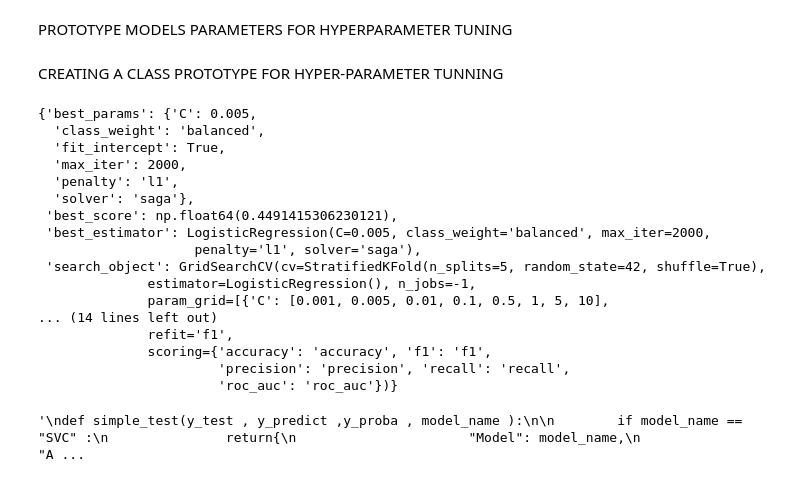
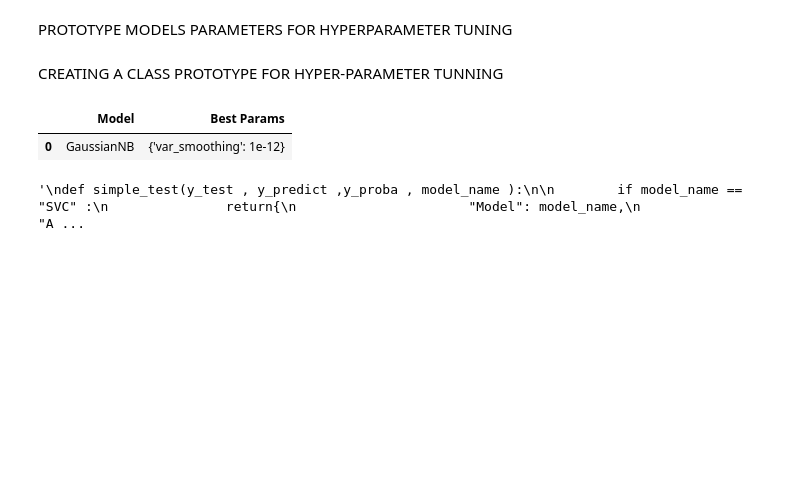
Before and after one commit to mehdiigouch/WATER-POTABILITY-USING-ML-PROJECT_V2, a Jupyter notebook: ML_MODEL/MODELS.ipynb, the cells around one changed output. Drawn from its saved outputs; the diff is of its cells as text; code cells hidden in the pictures; blank space fills up the shorter version.

```diff
--- a/ML_MODEL/MODELS.ipynb
+++ b/ML_MODEL/MODELS.ipynb
@@ -721,39 +741,24 @@ class HyperparameterTuner:
 # %%
 from UTILS.Models_Params import  Models_Parameters
-
 
 
 processor = DataProcessor(df)
 
 X_train, X_test, y_train, y_test = processor.process()
 
 params = Models_Parameters().tuning_params()
 
-logistic_tuner = HyperparameterTuner(
-    model=LogisticRegression(),
-    search_space=params["logistic_regression"],
-    search_type="grid"
+model_tuner = HyperparameterTuner(
+    model=GaussianNB(),
+    search_space=params["gaussian_nb"],
+    search_type="random"
 )
 
-logistic_tuner.tune(X_train, y_train)
+k=model_tuner.tune(X_train, y_train)
+k.head()
 # %% [output]
-{'best_params': {'C': 0.005,
-  'class_weight': 'balanced',
-  'fit_intercept': True,
-  'max_iter': 2000,
-  'penalty': 'l1',
-  'solver': 'saga'},
- 'best_score': np.float64(0.4491415306230121),
- 'best_estimator': LogisticRegression(C=0.005, class_weight='balanced', max_iter=2000,
-                    penalty='l1', solver='saga'),
- 'search_object': GridSearchCV(cv=StratifiedKFold(n_splits=5, random_state=42, shuffle=True),
-              estimator=LogisticRegression(), n_jobs=-1,
-              param_grid=[{'C': [0.001, 0.005, 0.01, 0.1, 0.5, 1, 5, 10],
-... (14 lines left out)
-              refit='f1',
-              scoring={'accuracy': 'accuracy', 'f1': 'f1',
-                       'precision': 'precision', 'recall': 'recall',
-                       'roc_auc': 'roc_auc'})}
+|  | Model | Best Params |
+| 0 | GaussianNB | {'var_smoothing': 1e-12} |
 # %%
 """
 def simple_test(y_test , y_predict ,y_proba , model_name ):
```
Also changed, not shown: parts of 4 cells of this notebook, 6 other files.
